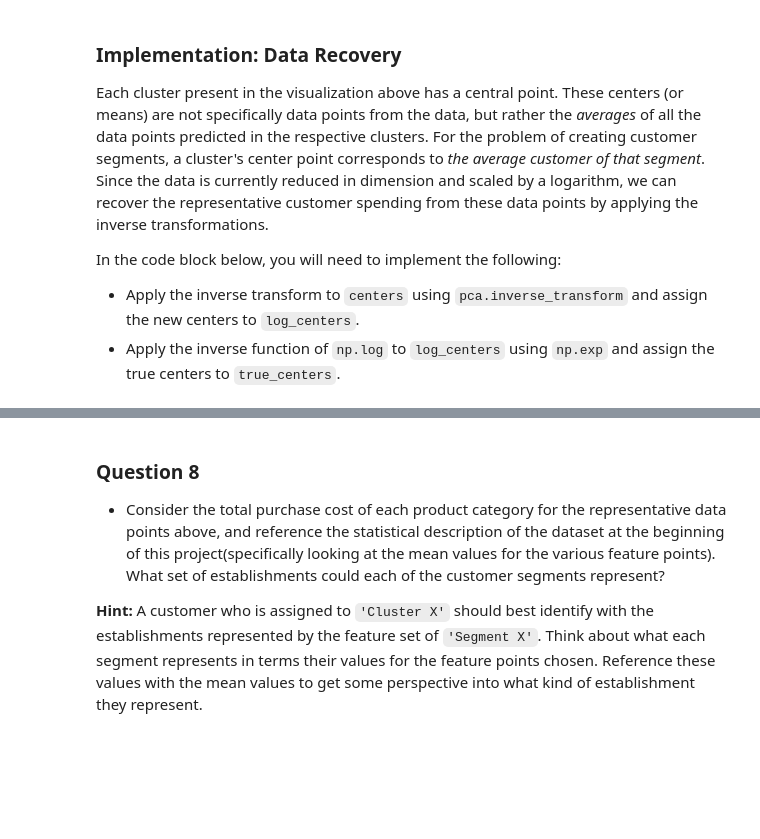
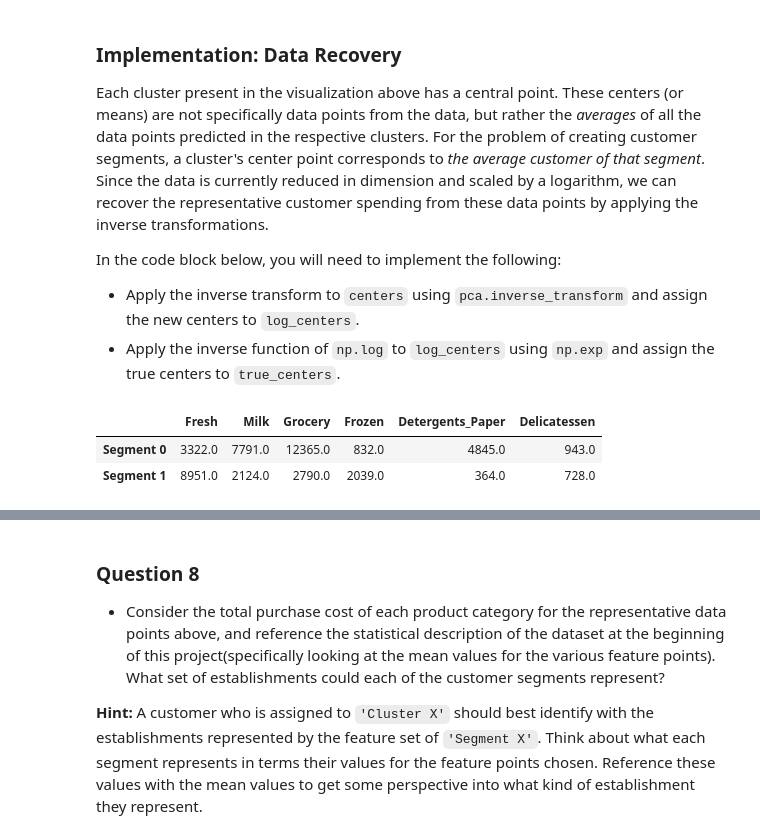
Before and after one commit to sariabod/mlnd, a Jupyter notebook: customer_segments/customer_segments.ipynb, the cells around one changed output, grey strips where cells are left out. Saved outputs shown, nothing was run; the diff lists cells and outputs as text; code cells hidden in the pictures; blank space fills up the shorter version.

Commit message:
completed project pre self review

```diff
--- a/customer_segments/customer_segments.ipynb
+++ b/customer_segments/customer_segments.ipynb
@@ -555,6 +624,23 @@ score = None
 # %% [markdown]
 ### Cluster Visualization
 Once you've chosen the optimal number of clusters for your clustering algorithm using the scoring metric above, you can now visualize the results by executing the code block below. Note that, for experimentation purposes, you are welcome to adjust the number of clusters for your clustering algorithm to see various visualizations. The final visualization provided should, however, correspond with the optimal number of clusters.
+# %%
+# running this individually so we can continue with project
+
+clusterer = GaussianMixture(n_components=2, random_state=13)
+clusterer.fit(reduced_data)
+
+# TODO: Predict the cluster for each data point
+preds = clusterer.predict(reduced_data)
+
+# TODO: Find the cluster centers
+centers = clusterer.means_
+
+# TODO: Predict the cluster for each transformed sample data point
+sample_preds = clusterer.predict(pca_samples)
+
+# TODO: Calculate the mean silhouette coefficient for the number of clusters chosen
+score = silhouette_score(reduced_data,preds)
 # %%
 # Display the results of the clustering from implementation
 vs.cluster_results(reduced_data, preds, centers, pca_samples)
@@ -567,13 +655,17 @@ In the code block below, you will need to implement the following:
  - Apply the inverse function of `np.log` to `log_centers` using `np.exp` and assign the true centers to `true_centers`.
 # %%
 # TODO: Inverse transform the centers
-log_centers = None
+log_centers = pca.inverse_transform(centers)
 
 # TODO: Exponentiate the centers
-true_centers = None
+true_centers = np.exp(log_centers)
 
 # Display the true centers
 segments = ['Segment {}'.format(i) for i in range(0,len(centers))]
 true_centers = pd.DataFrame(np.round(true_centers), columns = data.keys())
 true_centers.index = segments
 display(true_centers)
+# %% [output]
+|  | Fresh | Milk | Grocery | Frozen | Detergents_Paper | Delicatessen |
+| Segment 0 | 3322.0 | 7791.0 | 12365.0 | 832.0 | 4845.0 | 943.0 |
+| Segment 1 | 8951.0 | 2124.0 | 2790.0 | 2039.0 | 364.0 | 728.0 |
```
Also changed, not shown: parts of 20 cells of this notebook.
